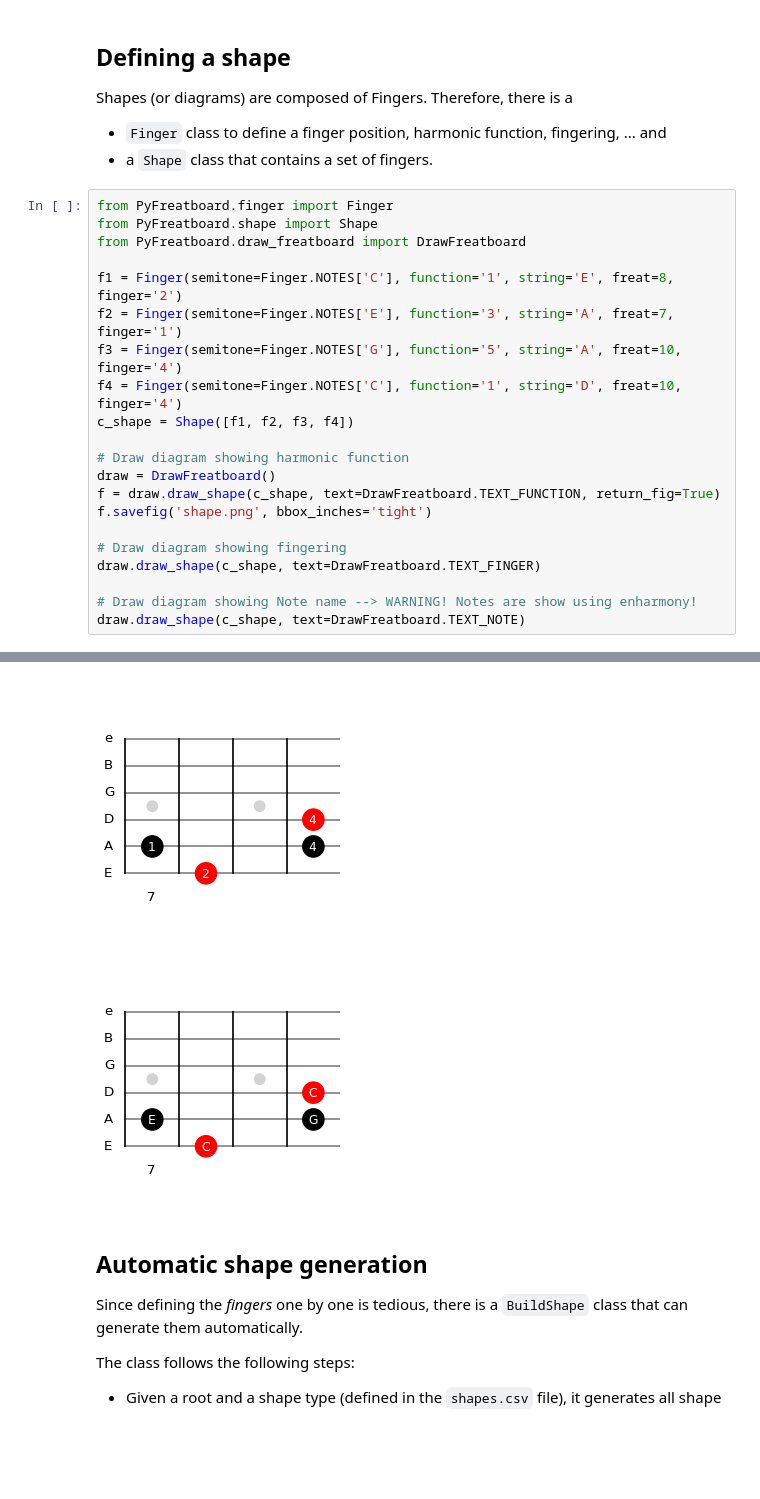
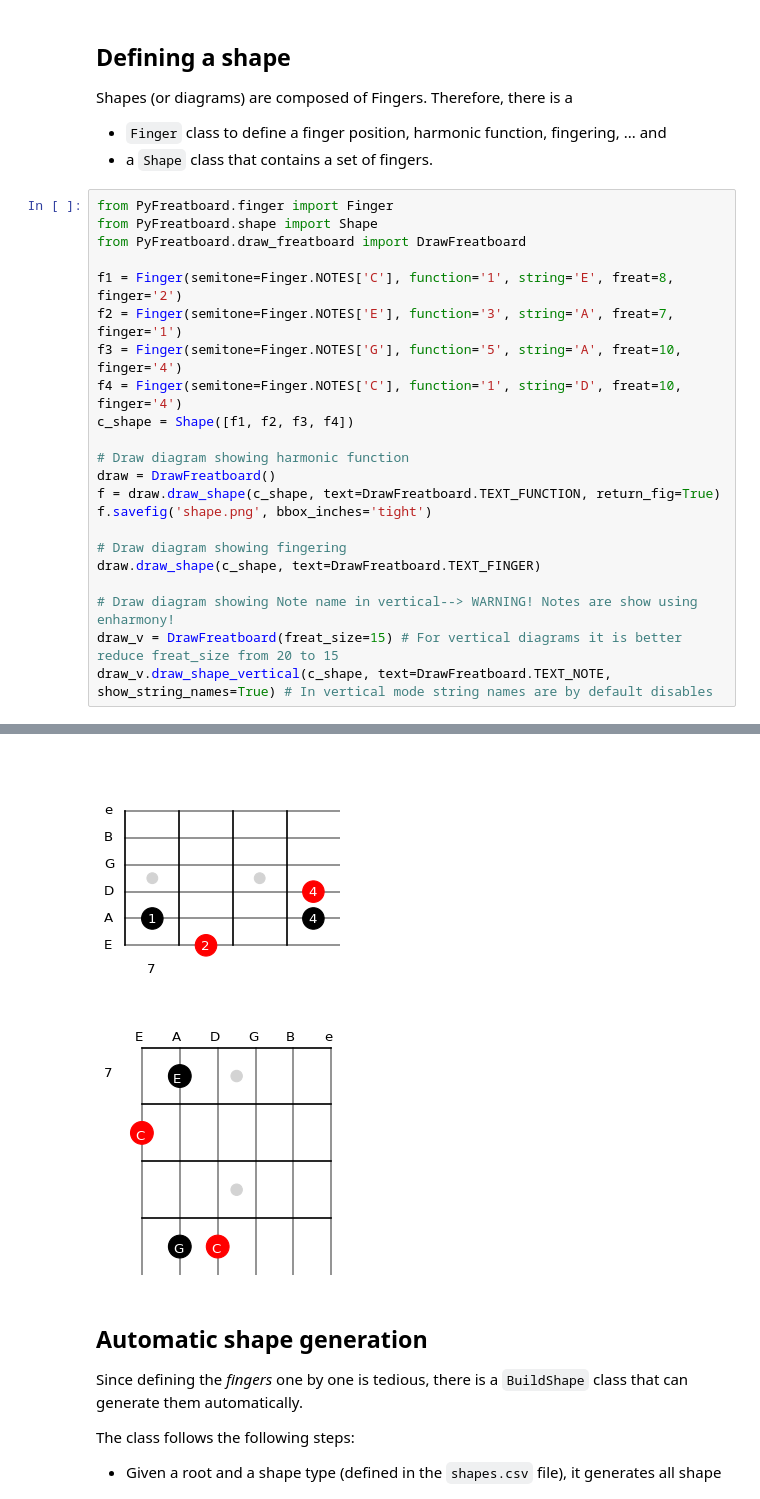
Before and after one commit to narcispr/PyFretboard, a Jupyter notebook: tutorial.ipynb, the cells around one changed output, grey strips where cells are left out. Drawn from its saved outputs; the diff is of its cells as text; blank space fills up the shorter version.

Commit message:
Modified tutorial to include vertical draws

```diff
--- a/tutorial.ipynb
+++ b/tutorial.ipynb
@@ -11,28 +11,29 @@ Shapes (or diagrams) are composed of Fingers. Therefore, there is a
 # %%
 from PyFreatboard.finger import Finger
 from PyFreatboard.shape import Shape
 from PyFreatboard.draw_freatboard import DrawFreatboard
 
 f1 = Finger(semitone=Finger.NOTES['C'], function='1', string='E', freat=8, finger='2')
 f2 = Finger(semitone=Finger.NOTES['E'], function='3', string='A', freat=7, finger='1')
 f3 = Finger(semitone=Finger.NOTES['G'], function='5', string='A', freat=10, finger='4')
 f4 = Finger(semitone=Finger.NOTES['C'], function='1', string='D', freat=10, finger='4')
 c_shape = Shape([f1, f2, f3, f4])
 
 # Draw diagram showing harmonic function
 draw = DrawFreatboard()
 f = draw.draw_shape(c_shape, text=DrawFreatboard.TEXT_FUNCTION, return_fig=True)
 f.savefig('shape.png', bbox_inches='tight')
 
 # Draw diagram showing fingering
 draw.draw_shape(c_shape, text=DrawFreatboard.TEXT_FINGER)
 
-# Draw diagram showing Note name --> WARNING! Notes are show using enharmony!
-draw.draw_shape(c_shape, text=DrawFreatboard.TEXT_NOTE)
+# Draw diagram showing Note name in vertical--> WARNING! Notes are show using enharmony!
+draw_v = DrawFreatboard(freat_size=15) # For vertical diagrams it is better reduce freat_size from 20 to 15
+draw_v.draw_shape_vertical(c_shape, text=DrawFreatboard.TEXT_NOTE, show_string_names=True) # In vertical mode string names are by default disables
 # %% [output]
 [figure]
 [figure]
-[figure, old version]
+[figure, new version]
 # %% [markdown]
 ## Automatic shape generation
 
```
Also changed, not shown: parts of 3 cells of this notebook.
